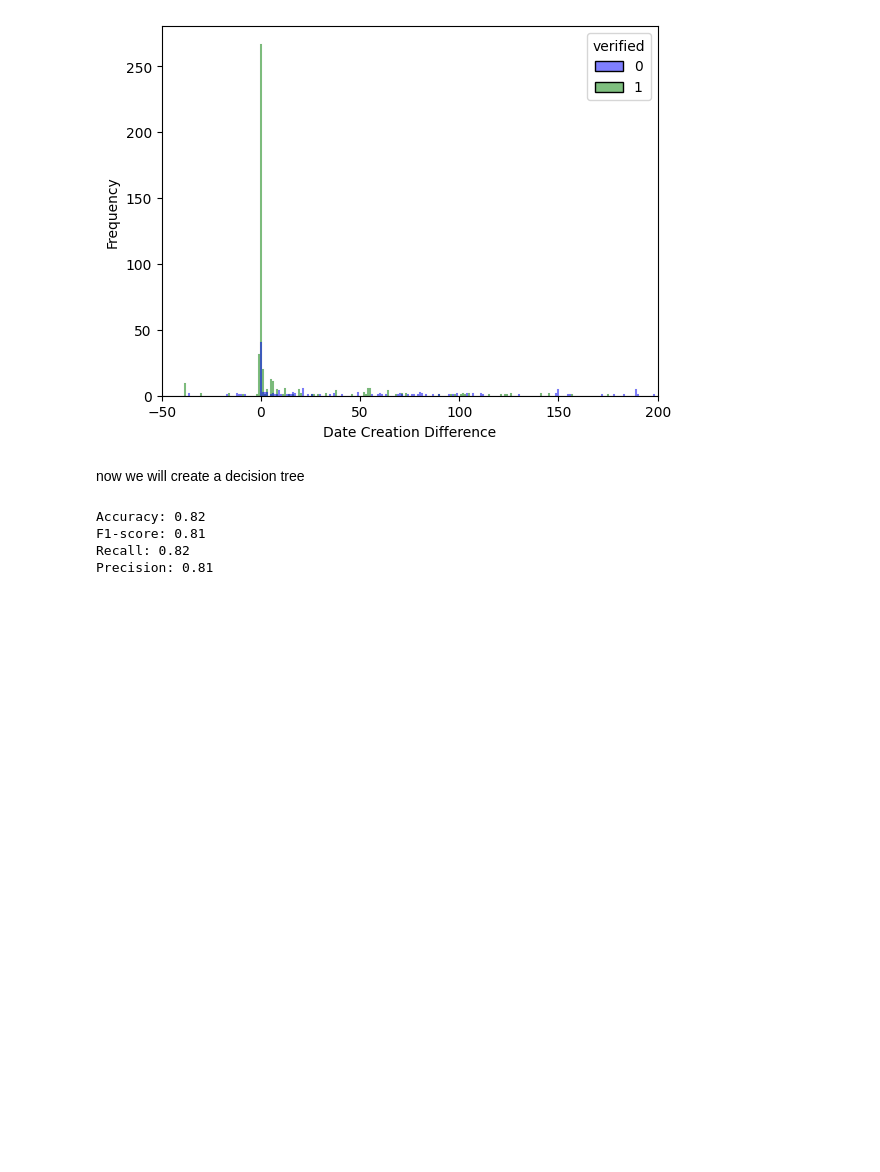
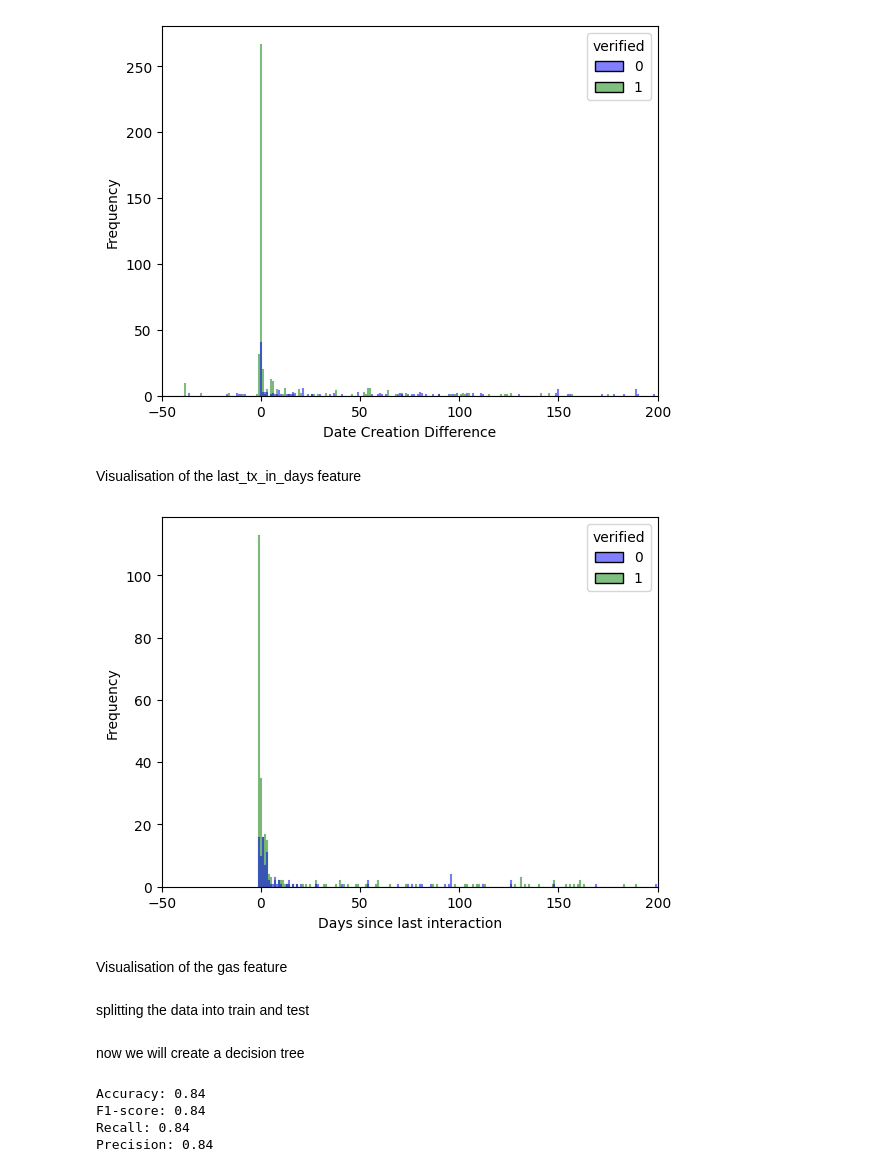
Before and after one commit to EthWiz/ariel-final-project, a Jupyter notebook: ml.ipynb, the cells around one changed output. Cells and saved outputs as stored; diff of their text form; code cells hidden in the pictures; blank space fills up the shorter version.

```diff
--- a/ml.ipynb
+++ b/ml.ipynb
@@ -6,3 +6,4 @@ import seaborn as sns
 import numpy as np
 # %%
 data = pd.read_csv('./raw_data/ml_data.csv', index_col=0)
+data = data.loc[:,['last_tx_in_days','date_creation_diff','gas','gas_price','verified']]
@@ -47,3 +25,25 @@ plt.xlim(lower_bound, upper_bound)
 plt.show()
 # %% [output]
 [figure]
+# %% [markdown]
+Visualisation of the last_tx_in_days feature
+# %%
+# Create the histogram
+palette = {0: 'blue', 1: 'green'}
+sns.histplot(data=data, x='last_tx_in_days', hue='verified', bins=10, alpha=0.5, palette=palette, discrete=True)
+
+# Add labels
+plt.xlabel('Days since last interaction')
+plt.ylabel('Frequency')
+
+lower_bound = -50
+upper_bound = 200
+plt.xlim(lower_bound, upper_bound)
+# Display the plot
+plt.show()
+# %% [output]
+[figure, added]
+# %% [markdown]
+Visualisation of the gas feature
+# %% [markdown]
+splitting the data into train and test
@@ -61,5 +60,6 @@ X_train, X_test, y_train, y_test = train_test_split(X, y, test_size=0.2, random_
 # %%
 from sklearn.tree import DecisionTreeClassifier
+from sklearn import tree
 from sklearn.metrics import accuracy_score, f1_score, precision_score, recall_score
 from sklearn.model_selection import cross_val_score
 from sklearn.model_selection import cross_val_predict
@@ -74,13 +74,12 @@ accuracy = accuracy_score(y_test, y_pred)
 f1 = f1_score(y_test, y_pred, average='weighted')
 recall = recall_score(y_test, y_pred, average='weighted')
 precision = precision_score(y_test, y_pred, average='weighted')
-x
 print("Accuracy: %0.2f " % (accuracy))
 print("F1-score: %0.2f" % f1)
 print("Recall: %0.2f" % recall)
 print("Precision: %0.2f" % precision)
 # %% [output]
-Accuracy: 0.82
-F1-score: 0.81
-Recall: 0.82
-Precision: 0.81
+Accuracy: 0.84
+F1-score: 0.84
+Recall: 0.84
+Precision: 0.84
```
Also changed, not shown: parts of 11 cells of this notebook, 7 other files.
